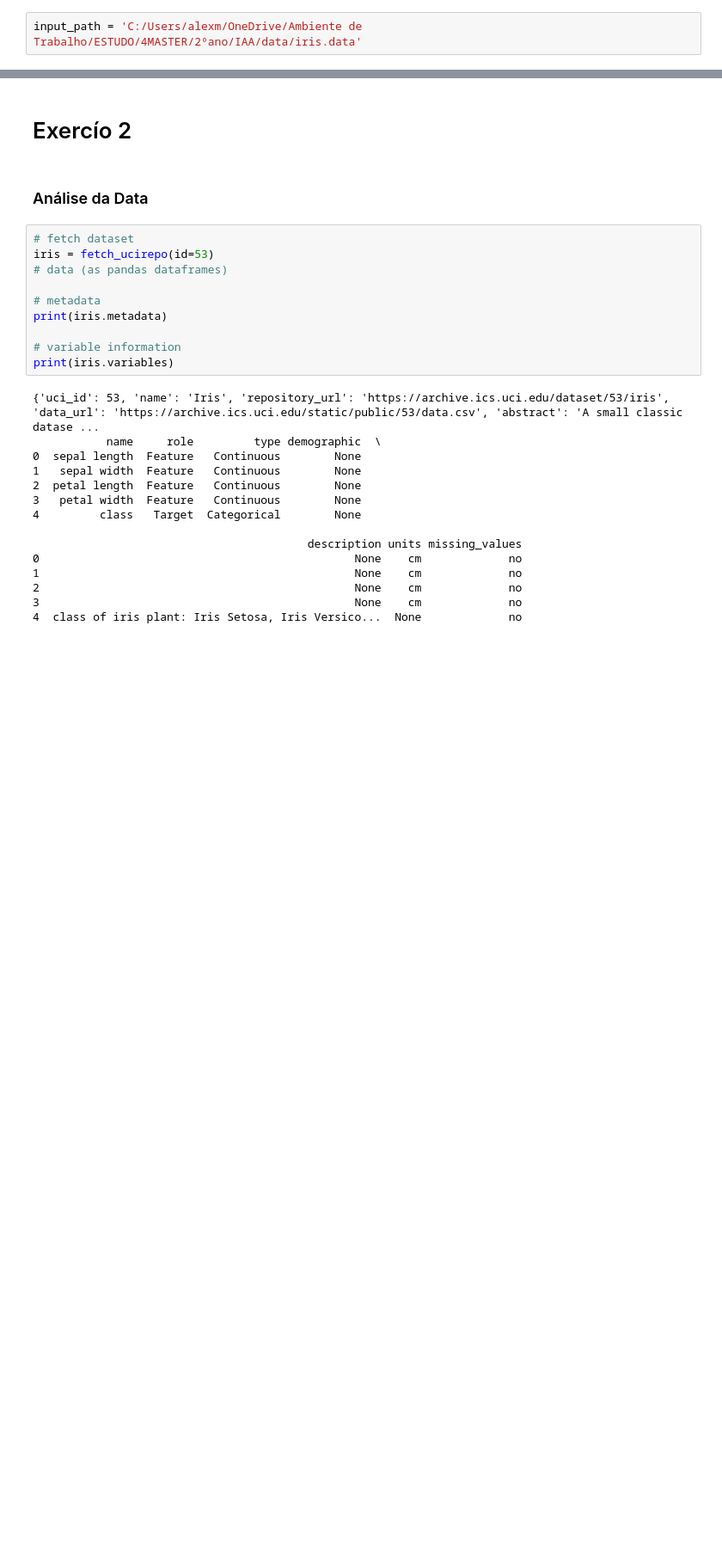
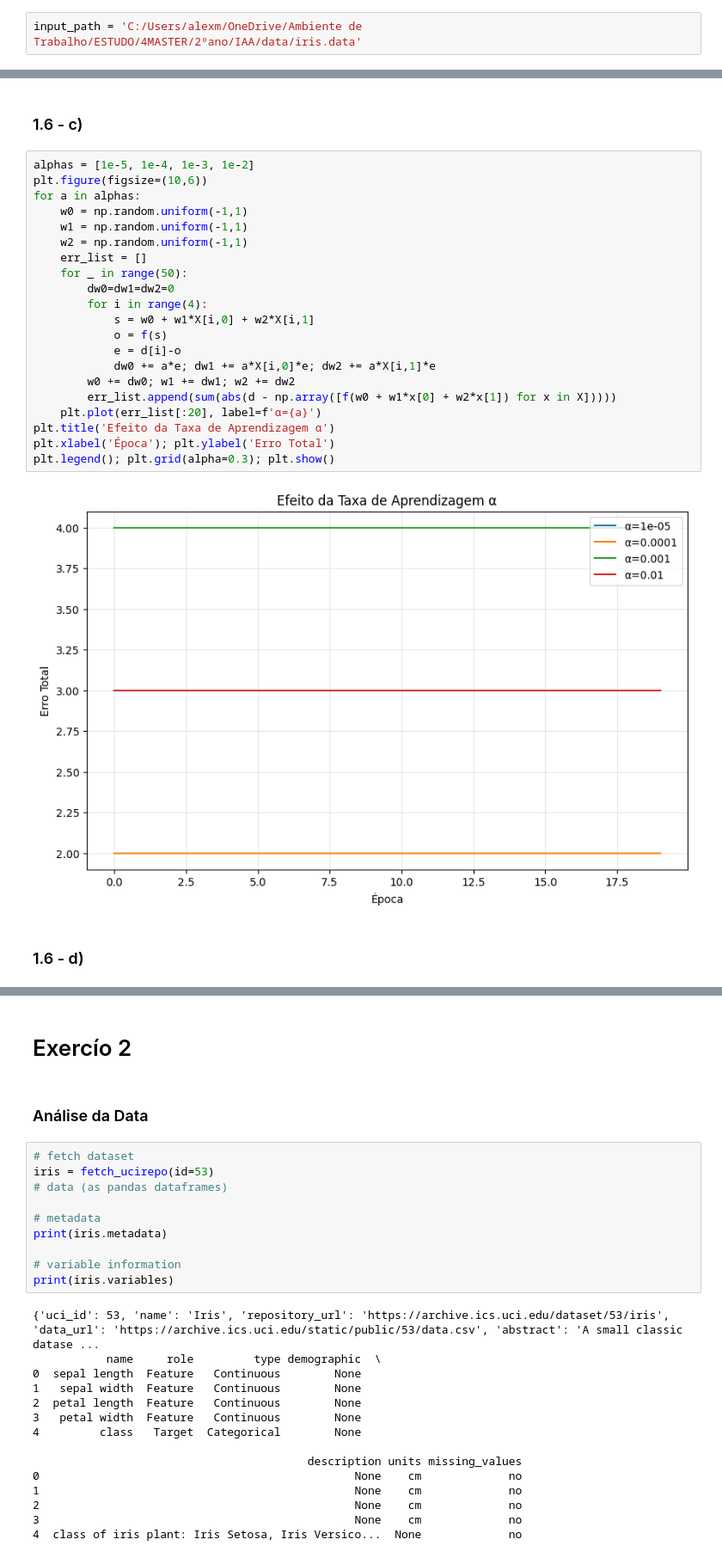
Before and after one commit to AlexRode/IAA, a Jupyter notebook: supervised.ipynb, the cells around one changed output, grey strips where cells are left out. Shown: that part at 86% size. Drawn from its saved outputs; the diff is of its cells as text; blank space fills up the shorter version.

```diff
--- a/supervised.ipynb
+++ b/supervised.ipynb
@@ -24,0 +137,27 @@ input_path = 'C:/Users/alexm/OneDrive/Ambiente de Trabalho/ESTUDO/4MASTER/2ºano
+# %% [markdown]
+### 1.6 - c)
+# %%
+alphas = [1e-5, 1e-4, 1e-3, 1e-2]
+plt.figure(figsize=(10,6))
+for a in alphas:
+    w0 = np.random.uniform(-1,1)
+    w1 = np.random.uniform(-1,1)
+    w2 = np.random.uniform(-1,1)
+    err_list = []
+    for _ in range(50):
+        dw0=dw1=dw2=0
+        for i in range(4):
+            s = w0 + w1*X[i,0] + w2*X[i,1]
+            o = f(s)
+            e = d[i]-o
+            dw0 += a*e; dw1 += a*X[i,0]*e; dw2 += a*X[i,1]*e
+        w0 += dw0; w1 += dw1; w2 += dw2
+        err_list.append(sum(abs(d - np.array([f(w0 + w1*x[0] + w2*x[1]) for x in X]))))
+    plt.plot(err_list[:20], label=f'α={a}')
+plt.title('Efeito da Taxa de Aprendizagem α')
+plt.xlabel('Época'); plt.ylabel('Erro Total')
+plt.legend(); plt.grid(alpha=0.3); plt.show()
+# %% [output]
+[figure, added]
+# %% [markdown]
+### 1.6 - d)
```
Also changed, not shown: parts of 23 cells of this notebook.
